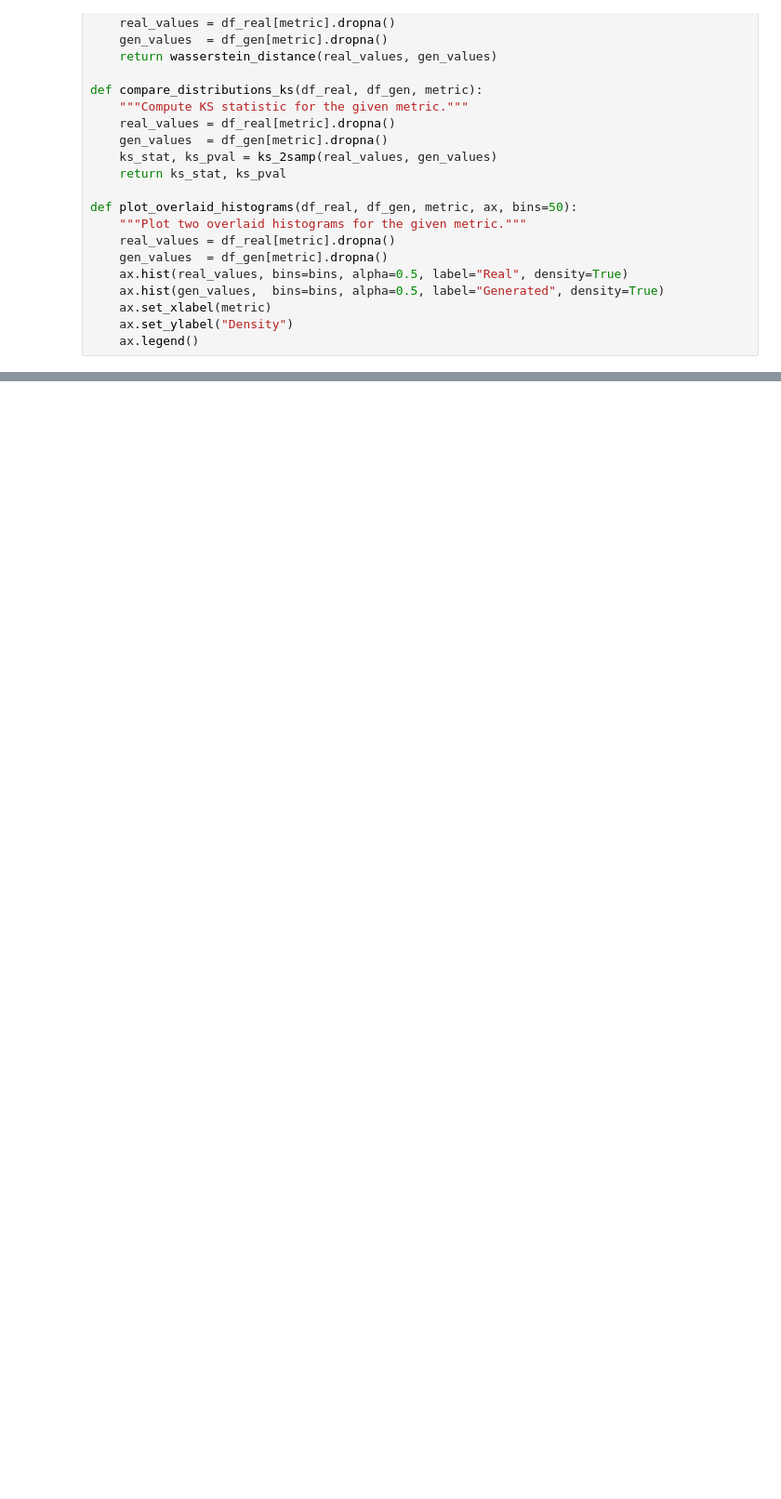
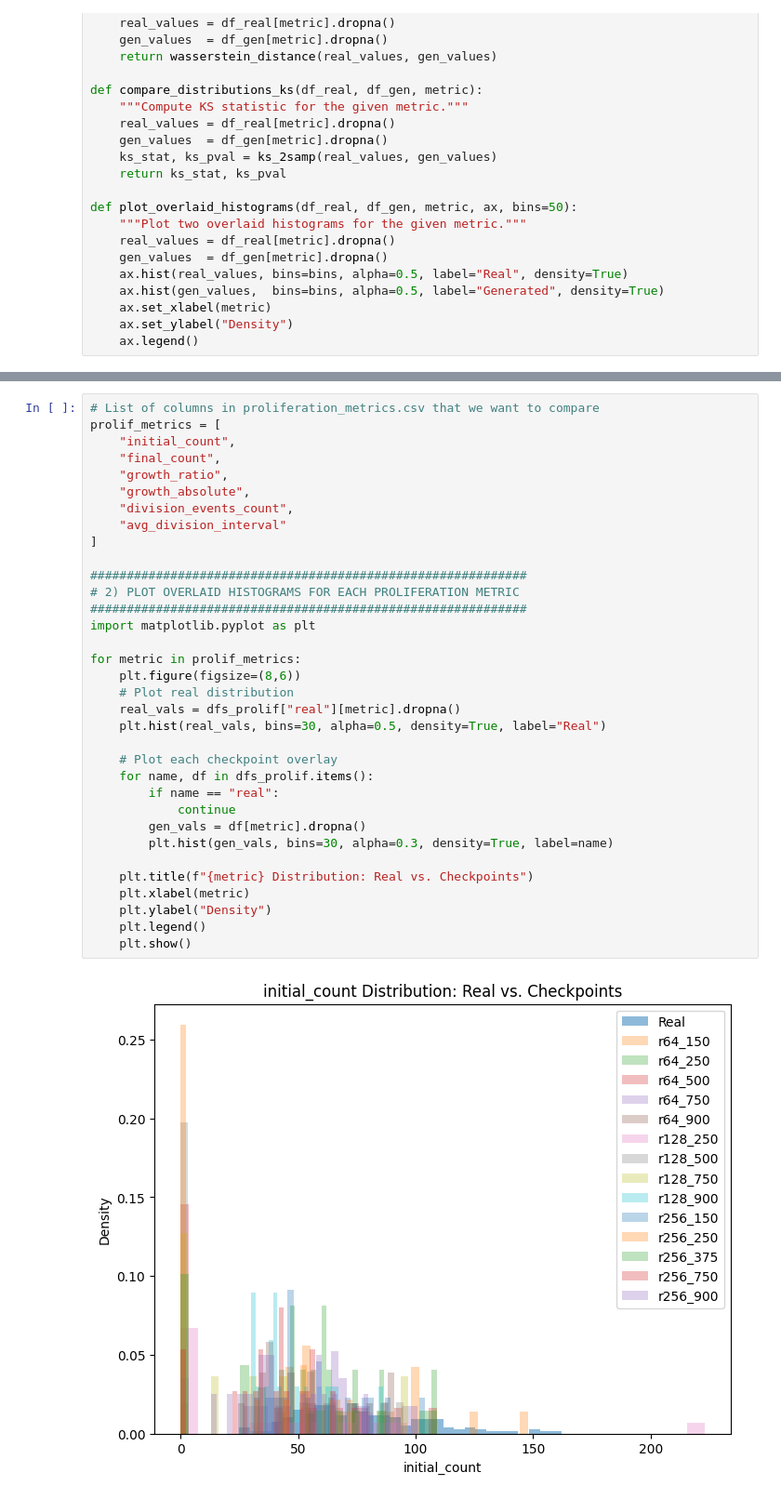
Before and after one commit to aicell-lab/cell-video-diffusion, a Jupyter notebook: evaluation/notebooks/compare_distributions.ipynb, the cells around one changed output, grey strips where cells are left out. Shown: that part at 93% size. Cells and saved outputs as stored; diff of their text form; blank space fills up the shorter version.

```diff
--- a/evaluation/notebooks/compare_distributions.ipynb
+++ b/evaluation/notebooks/compare_distributions.ipynb
@@ -215,0 +215,36 @@ compare_boxplot(dfs, "area")
+# %%
+# List of columns in proliferation_metrics.csv that we want to compare
+prolif_metrics = [
+    "initial_count",
+    "final_count",
+    "growth_ratio",
+    "growth_absolute",
+    "division_events_count",
+    "avg_division_interval"
+]
+
+############################################################
+# 2) PLOT OVERLAID HISTOGRAMS FOR EACH PROLIFERATION METRIC
+############################################################
+import matplotlib.pyplot as plt
+
+for metric in prolif_metrics:
+    plt.figure(figsize=(8,6))
+    # Plot real distribution
+    real_vals = dfs_prolif["real"][metric].dropna()
+    plt.hist(real_vals, bins=30, alpha=0.5, density=True, label="Real")
+
+    # Plot each checkpoint overlay
+    for name, df in dfs_prolif.items():
+        if name == "real":
+            continue
+        gen_vals = df[metric].dropna()
+        plt.hist(gen_vals, bins=30, alpha=0.3, density=True, label=name)
+
+    plt.title(f"{metric} Distribution: Real vs. Checkpoints")
+    plt.xlabel(metric)
+    plt.ylabel("Density")
+    plt.legend()
+    plt.show()
+# %% [output]
+[figure, added]
```
Also changed, not shown: parts of 13 cells of this notebook, 7 other files.
